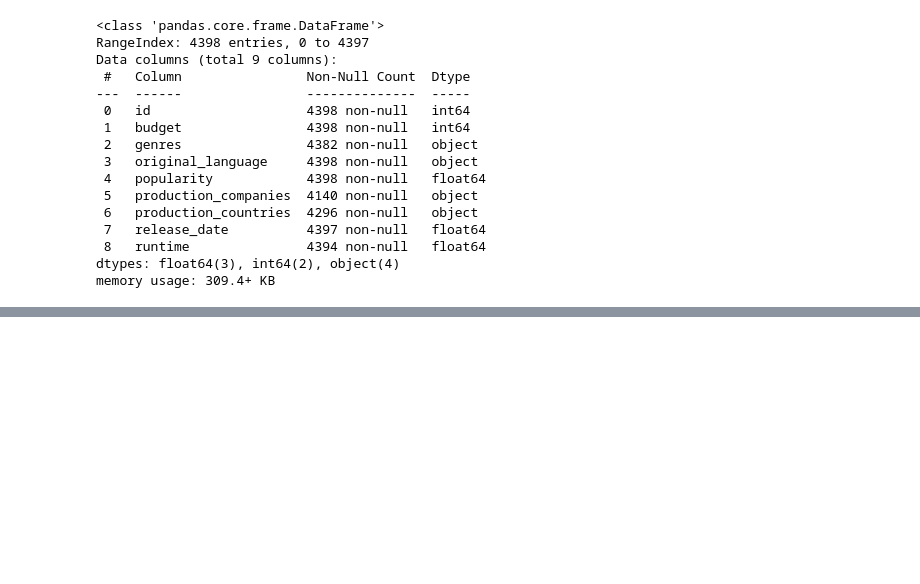
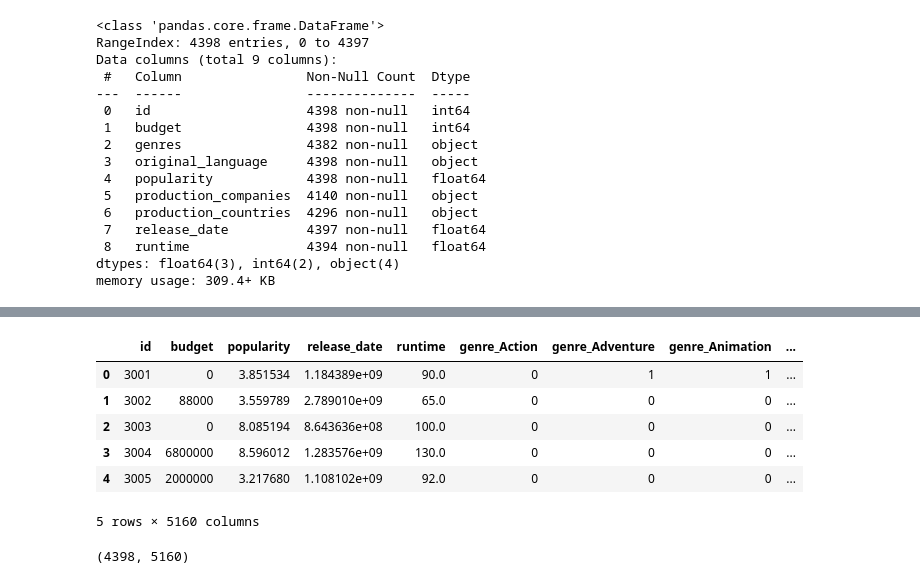
Before and after one commit to kalymaan/box-office-revenue-prediction, a Jupyter notebook: Trang/Cleaning_EDA.ipynb, the cells around one changed output, grey strips where cells are left out. Drawn from its saved outputs; the diff is of its cells as text; code cells hidden in the pictures; blank space fills up the shorter version.

```diff
--- a/Trang/Cleaning_EDA.ipynb
+++ b/Trang/Cleaning_EDA.ipynb
@@ -372,0 +431,39 @@ X_train, X_test, y_train, y_test = train_test_split(X,y, random_state=42)
+# %%
+genres_dummies = pd.get_dummies(test['genres'].explode(), prefix='genre')
+
+genres_dummies = genres_dummies.groupby(genres_dummies.index).sum()
+
+test = pd.concat([test,genres_dummies], axis=1)
+
+test.drop('genres', axis=1, inplace=True)
+# %%
+production_country_dummies = pd.get_dummies(test['production_countries'].explode(), prefix='prod_country')
+
+production_country_dummies = production_country_dummies.groupby(production_country_dummies.index).sum()
+
+test = pd.concat([test,production_country_dummies], axis=1)
+
+test.drop('production_countries', axis=1, inplace=True)
+# %%
+production_company_dummies = pd.get_dummies(test['production_companies'].explode(), prefix='prod_company')
+
+production_company_dummies = production_company_dummies.groupby(production_company_dummies.index).sum()
+
+test = pd.concat([test,production_company_dummies], axis=1)
+
+test.drop('production_companies', axis=1, inplace=True)
+# %%
+test_dummy = pd.get_dummies(test, columns=['original_language'], drop_first=True)
+test_dummy.head()
+# %% [output]
+|  | id | budget | popularity | release_date | runtime | genre_Action | genre_Adventure | genre_Animation | ... |
+| 0 | 3001 | 0 | 3.851534 | 1.184389e+09 | 90.0 | 0 | 1 | 1 | ... |
+| 1 | 3002 | 88000 | 3.559789 | 2.789010e+09 | 65.0 | 0 | 0 | 0 | ... |
+| 2 | 3003 | 0 | 8.085194 | 8.643636e+08 | 100.0 | 0 | 0 | 0 | ... |
+| 3 | 3004 | 6800000 | 8.596012 | 1.283576e+09 | 130.0 | 0 | 0 | 0 | ... |
+| 4 | 3005 | 2000000 | 3.217680 | 1.108102e+09 | 92.0 | 0 | 0 | 0 | ... |
+5 rows × 5160 columns
+# %%
+test_dummy.shape
+# %% [output]
+(4398, 5160)
```
Also changed, not shown: parts of 16 cells of this notebook, 5 other files.
